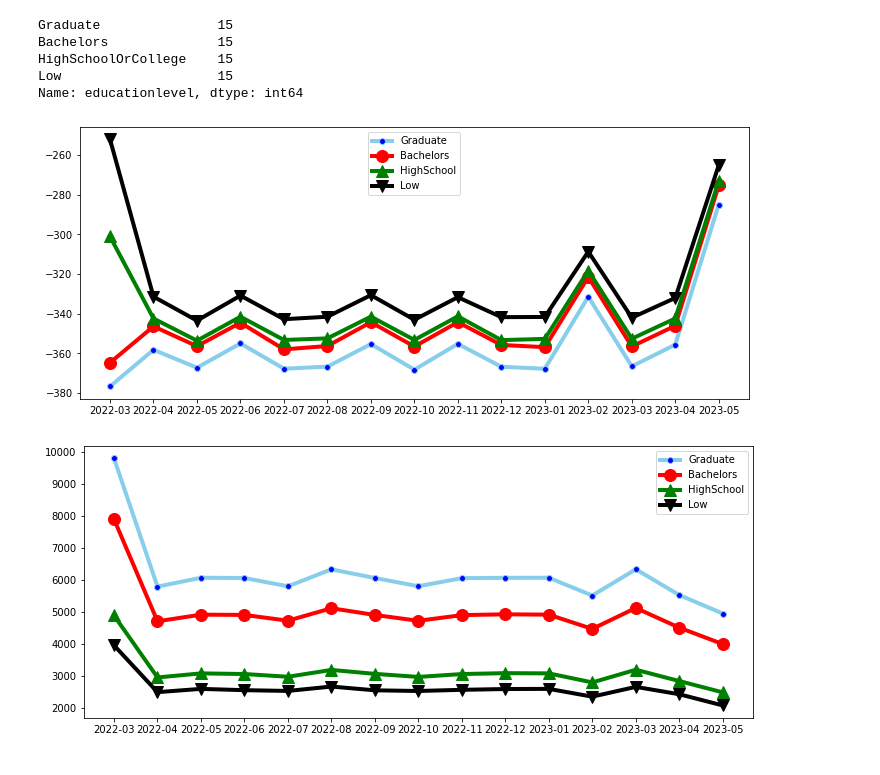
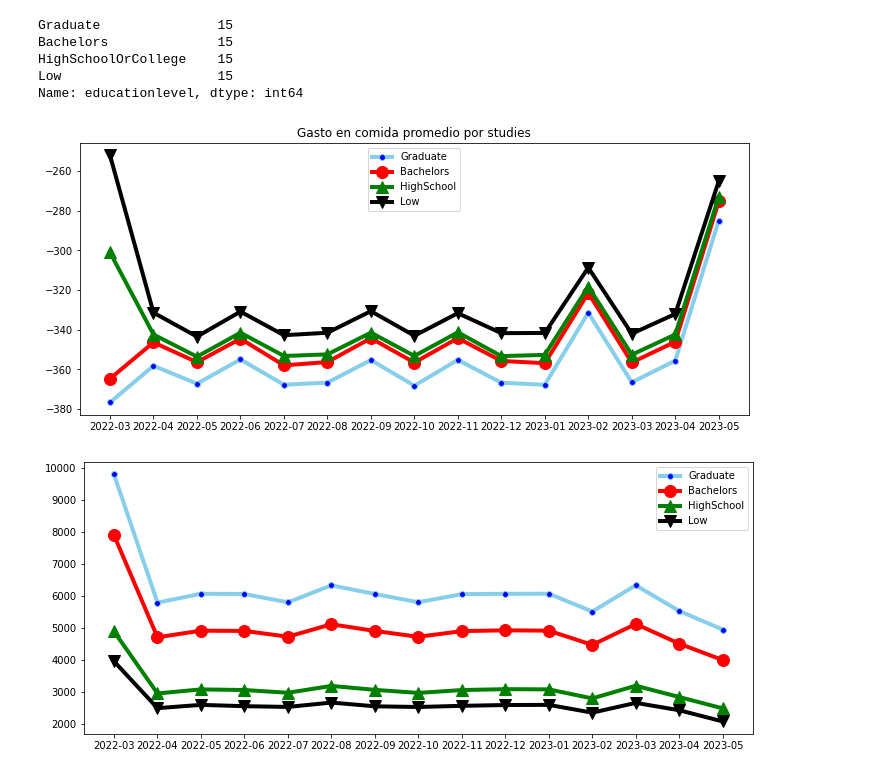
Before and after one commit to blukitas/Viz_2022_Grupo_4, a Jupyter notebook: docker/Notebooks/02.wage_cohort_over_time.ipynb, the cells around one changed output. Drawn from its saved outputs; the diff is of its cells as text; code cells hidden in the pictures.

```diff
--- a/docker/Notebooks/02.wage_cohort_over_time.ipynb
+++ b/docker/Notebooks/02.wage_cohort_over_time.ipynb
@@ -83,34 +83,35 @@ ax.plot(
     markerfacecolor="red",
     markersize=12,
     color="red",
     linewidth=4,
 )
 ax.plot(
     "month",
     "avg_food_amt",
     data=df[df.educationlevel == "HighSchoolOrCollege"],
     marker="^",
     markerfacecolor="green",
     markersize=12,
     color="green",
     linewidth=4,
 )
 ax.plot(
     "month",
     "avg_food_amt",
     data=df[df.educationlevel == "Low"],
     marker="v",
     markerfacecolor="black",
     markersize=12,
     color="black",
     linewidth=4,
 )
 # plt.plot( 'month', 'avg_food_amt', data=df, marker='', color='olive', linewidth=2)
 # plt.plot( 'month', 'avg_food_amt', data=df, marker='', color='olive', linewidth=2, linestyle='dashed', label="toto")
+ax.set_title("Gasto en comida promedio por studies")
 ax.legend(["Graduate", "Bachelors", "HighSchool", "Low"])
 plt.show()
 # %% [output]
-[figure, old version]
+[figure, new version]
 # %%
 fig, ax = plt.subplots(figsize=(12, 5))
 # figure(figsize=(20, 10), dpi=80)
```
Also changed, not shown: parts of 11 cells of this notebook, 1 other file.
